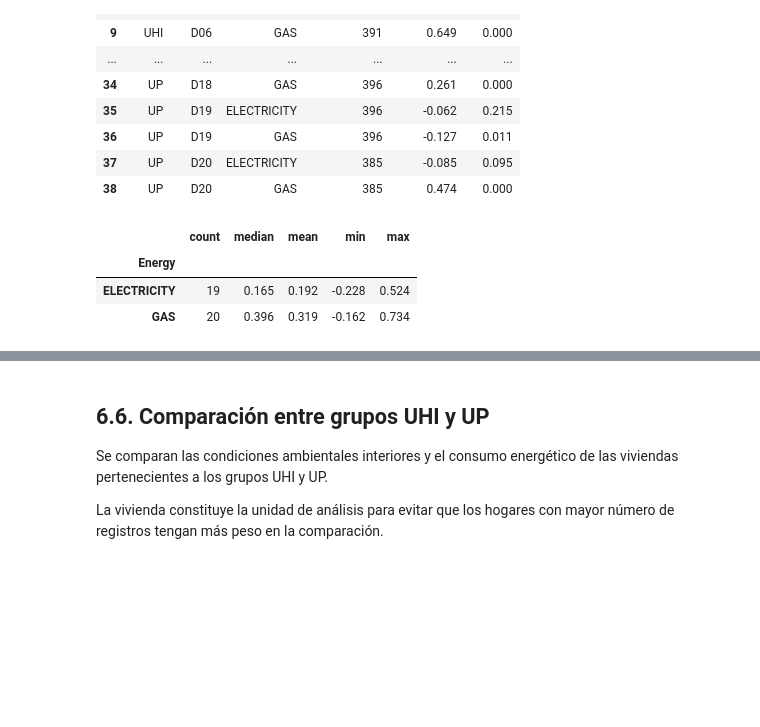
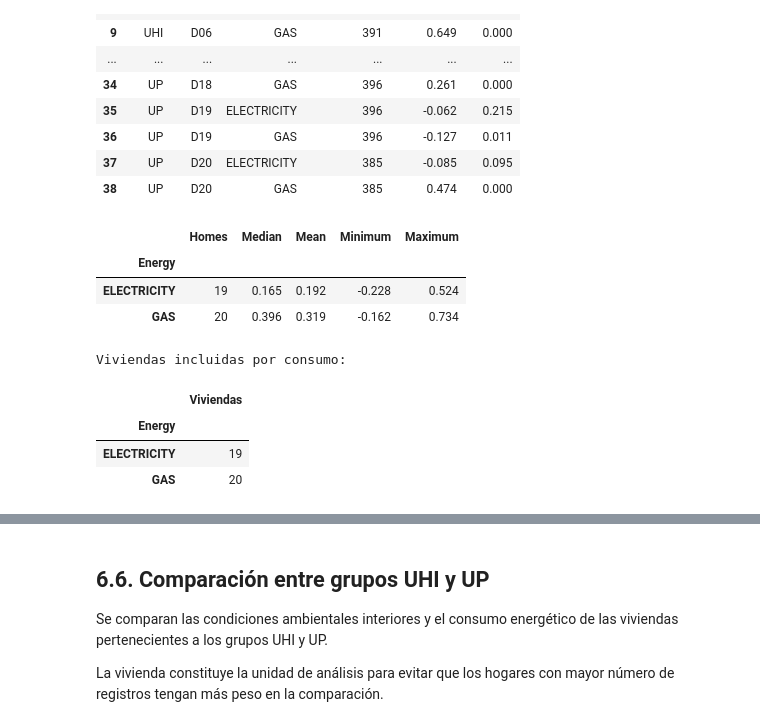
Before and after one commit to mochilooo/EDA-Monitorizacion-Energetica, a Jupyter notebook: src/main.ipynb, the cells around one changed output, grey strips where cells are left out. Drawn from its saved outputs; the diff is of its cells as text; code cells hidden in the pictures; blank space fills up the shorter version.

```diff
--- a/src/main.ipynb
+++ b/src/main.ipynb
@@ -3805,15 +3951,35 @@ display(df_correlations_humidity.round(3))
 | 37 | UP | D20 | ELECTRICITY | 385 | -0.085 | 0.095 |
 | 38 | UP | D20 | GAS | 385 | 0.474 | 0.000 |
 # %%
+# Resumen de correlaciones H02 por tipo de consumo
 humidity_summary = (
     df_correlations_humidity
     .groupby("Energy")["Correlation"]
-    .agg(["count", "median", "mean", "min", "max"])
+    .agg(
+        Homes="count",
+        Median="median",
+        Mean="mean",
+        Minimum="min",
+        Maximum="max"
+    )
 )
 
 display(humidity_summary.round(3))
+
+print("Viviendas incluidas por consumo:")
+display(
+    df_correlations_humidity.groupby("Energy")["House"]
+    .nunique()
+    .rename("Viviendas")
+    .to_frame()
+)
 # %% [output]
-|  | count | median | mean | min | max |
+|  | Homes | Median | Mean | Minimum | Maximum |
 | Energy |  |  |  |  |  |
 | ELECTRICITY | 19 | 0.165 | 0.192 | -0.228 | 0.524 |
 | GAS | 20 | 0.396 | 0.319 | -0.162 | 0.734 |
+Viviendas incluidas por consumo:
+|  | Viviendas |
+| Energy |  |
+| ELECTRICITY | 19 |
+| GAS | 20 |
```
Also changed, not shown: parts of 24 cells of this notebook, 3 other files.
